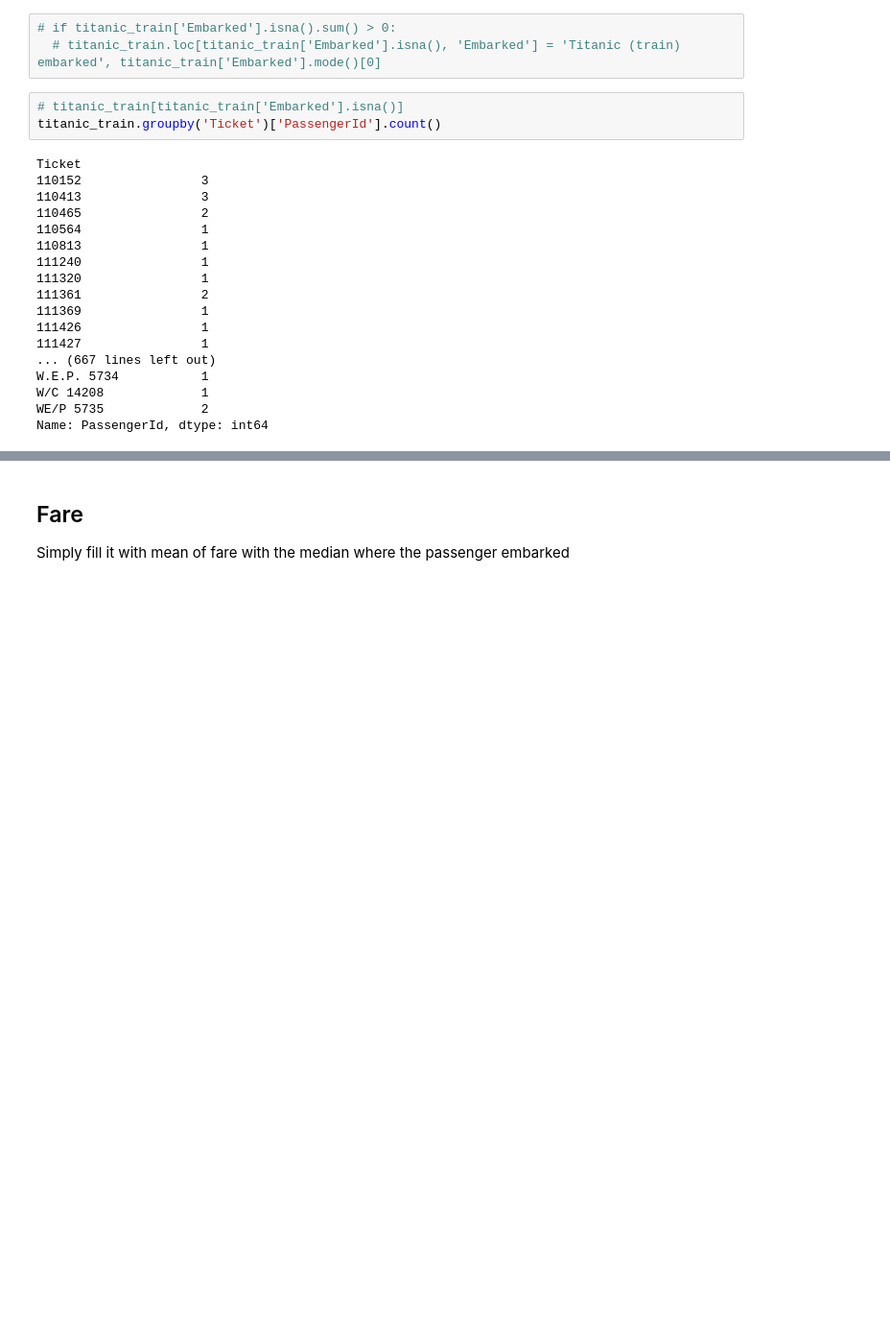
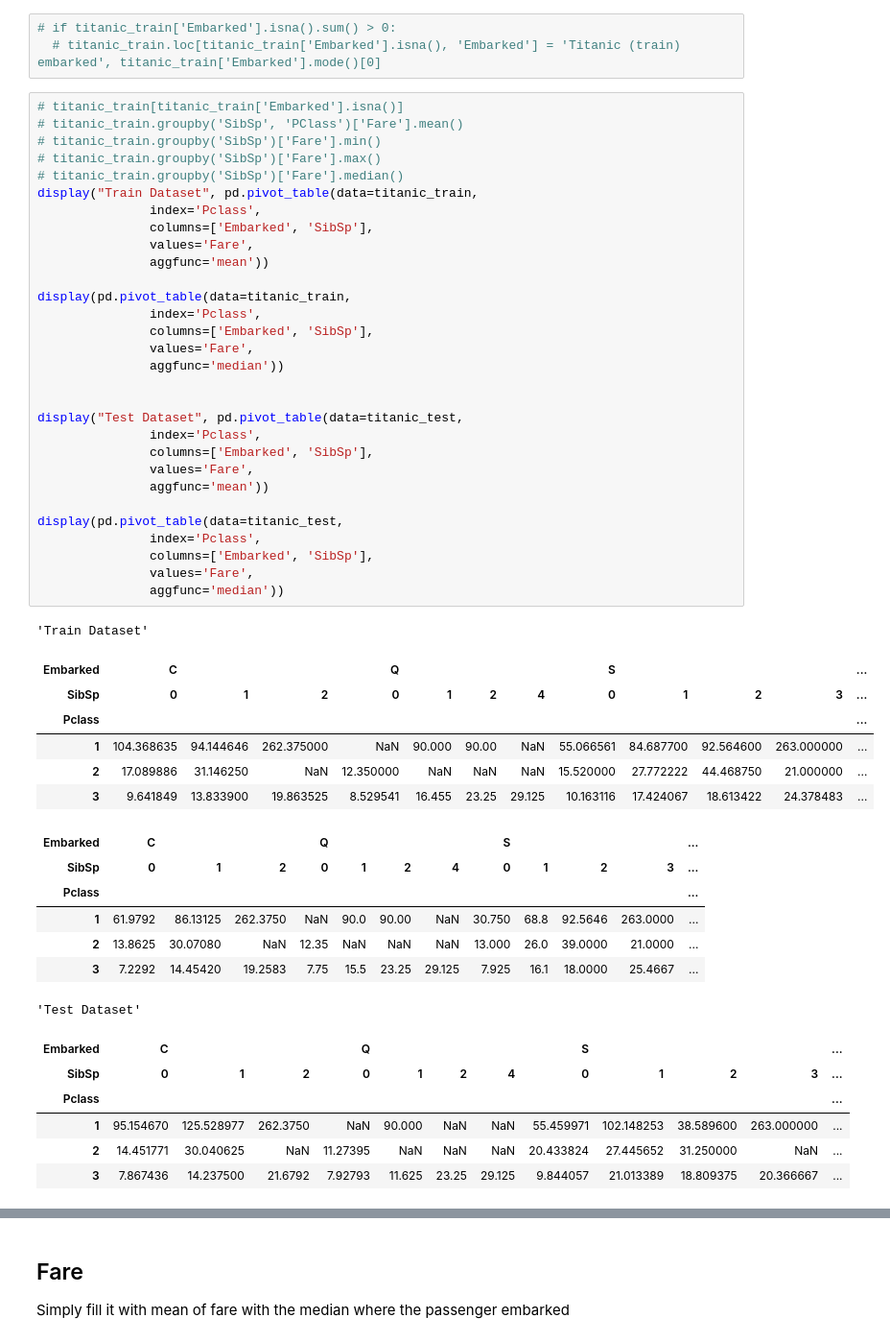
Before and after one commit to marcellinus-witarsah/dataScienceMiniProjects, a Jupyter notebook: TitanicSurvivalModel/Titanic Third.ipynb, the cells around one changed output, grey strips where cells are left out. Shown at 96% size. Saved outputs shown, nothing was run; the diff lists cells and outputs as text; blank space fills up the shorter version.

```diff
--- a/TitanicSurvivalModel/Titanic Third.ipynb
+++ b/TitanicSurvivalModel/Titanic Third.ipynb
@@ -348,24 +350,54 @@ Data that has missing value on Embarked column is on the train data therefore we
 # %%
 # if titanic_train['Embarked'].isna().sum() > 0:
   # titanic_train.loc[titanic_train['Embarked'].isna(), 'Embarked'] = 'Titanic (train) embarked', titanic_train['Embarked'].mode()[0]
-# %%
-# titanic_train[titanic_train['Embarked'].isna()]
-titanic_train.groupby('Ticket')['PassengerId'].count()
-# %% [output]
-Ticket
-110152                3
-110413                3
-110465                2
-110564                1
-110813                1
-111240                1
-111320                1
-111361                2
-111369                1
-111426                1
-111427                1
-... (667 lines left out)
-W.E.P. 5734           1
-W/C 14208             1
-WE/P 5735             2
-Name: PassengerId, dtype: int64
+# %%
+# titanic_train[titanic_train['Embarked'].isna()]
+# titanic_train.groupby('SibSp', 'PClass')['Fare'].mean()
+# titanic_train.groupby('SibSp')['Fare'].min()
+# titanic_train.groupby('SibSp')['Fare'].max()
+# titanic_train.groupby('SibSp')['Fare'].median()
+display("Train Dataset", pd.pivot_table(data=titanic_train,
+               index='Pclass',
+               columns=['Embarked', 'SibSp'],
+               values='Fare',
+               aggfunc='mean'))
+
+display(pd.pivot_table(data=titanic_train,
+               index='Pclass',
+               columns=['Embarked', 'SibSp'],
+               values='Fare',
+               aggfunc='median'))
+
+
+display("Test Dataset", pd.pivot_table(data=titanic_test,
+               index='Pclass',
+               columns=['Embarked', 'SibSp'],
+               values='Fare',
+               aggfunc='mean'))
+
+display(pd.pivot_table(data=titanic_test,
+               index='Pclass',
+               columns=['Embarked', 'SibSp'],
+               values='Fare',
+               aggfunc='median'))
+# %% [output]
+'Train Dataset'
+| Embarked | C |  |  | Q |  |  |  | S |  |  |  | ... |
+| SibSp | 0 | 1 | 2 | 0 | 1 | 2 | 4 | 0 | 1 | 2 | 3 | ... |
+| Pclass |  |  |  |  |  |  |  |  |  |  |  | ... |
+| 1 | 104.368635 | 94.144646 | 262.375000 | NaN | 90.000 | 90.00 | NaN | 55.066561 | 84.687700 | 92.564600 | 263.000000 | ... |
+| 2 | 17.089886 | 31.146250 | NaN | 12.350000 | NaN | NaN | NaN | 15.520000 | 27.772222 | 44.468750 | 21.000000 | ... |
+| 3 | 9.641849 | 13.833900 | 19.863525 | 8.529541 | 16.455 | 23.25 | 29.125 | 10.163116 | 17.424067 | 18.613422 | 24.378483 | ... |
+| Embarked | C |  |  | Q |  |  |  | S |  |  |  | ... |
+| SibSp | 0 | 1 | 2 | 0 | 1 | 2 | 4 | 0 | 1 | 2 | 3 | ... |
+| Pclass |  |  |  |  |  |  |  |  |  |  |  | ... |
+| 1 | 61.9792 | 86.13125 | 262.3750 | NaN | 90.0 | 90.00 | NaN | 30.750 | 68.8 | 92.5646 | 263.0000 | ... |
+| 2 | 13.8625 | 30.07080 | NaN | 12.35 | NaN | NaN | NaN | 13.000 | 26.0 | 39.0000 | 21.0000 | ... |
+| 3 | 7.2292 | 14.45420 | 19.2583 | 7.75 | 15.5 | 23.25 | 29.125 | 7.925 | 16.1 | 18.0000 | 25.4667 | ... |
+'Test Dataset'
+| Embarked | C |  |  | Q |  |  |  | S |  |  |  | ... |
+| SibSp | 0 | 1 | 2 | 0 | 1 | 2 | 4 | 0 | 1 | 2 | 3 | ... |
+| Pclass |  |  |  |  |  |  |  |  |  |  |  | ... |
+| 1 | 95.154670 | 125.528977 | 262.3750 | NaN | 90.000 | NaN | NaN | 55.459971 | 102.148253 | 38.589600 | 263.000000 | ... |
+| 2 | 14.451771 | 30.040625 | NaN | 11.27395 | NaN | NaN | NaN | 20.433824 | 27.445652 | 31.250000 | NaN | ... |
+| 3 | 7.867436 | 14.237500 | 21.6792 | 7.92793 | 11.625 | 23.25 | 29.125 | 9.844057 | 21.013389 | 18.809375 | 20.366667 | ... |
```
Also changed, not shown: parts of 4 cells of this notebook.
